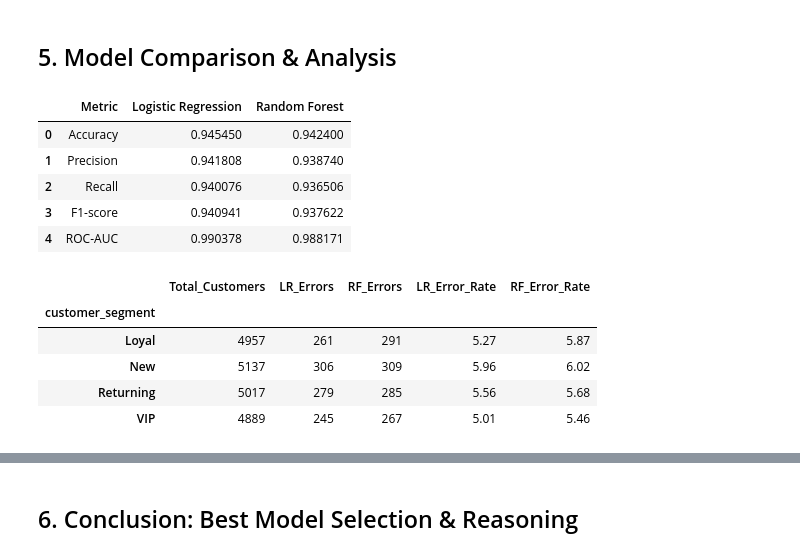
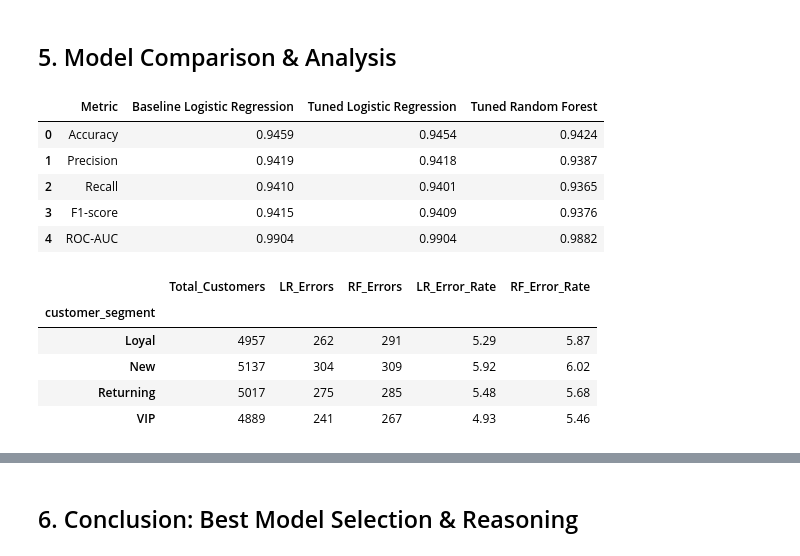
Before and after one commit to jooryA/SWE485-Project-Group6, a Jupyter notebook: Phase1_Supervised_Learning.ipynb, the cells around one changed output, grey strips where cells are left out. Saved outputs shown, nothing was run; the diff lists cells and outputs as text; code cells hidden in the pictures.

Commit message:
Update model comparison and visualization documentation

```diff
--- a/Phase1_Supervised_Learning.ipynb
+++ b/Phase1_Supervised_Learning.ipynb
@@ -723,57 +767,77 @@ Categorical features, such as gender and preferred channel, have relatively low
 # %%
 import pandas as pd
 
-# Compare Logistic Regression with Random Forest
+# Compare Baseline LR, Tuned LR, and Tuned RF
 comparison = pd.DataFrame({
     "Metric": [
         "Accuracy",
         "Precision",
         "Recall",
         "F1-score",
         "ROC-AUC"
     ],
-    "Logistic Regression": [
+
+    "Baseline Logistic Regression": [
+        accuracy,
+        precision,
+        recall,
+        f1,
+        roc_auc
+    ],
+
+    "Tuned Logistic Regression": [
         tuned_accuracy,
         tuned_precision,
         tuned_recall,
         tuned_f1,
         tuned_roc_auc
     ],
-    "Random Forest": [
+
+    "Tuned Random Forest": [
         rf_tuned_accuracy,
         rf_tuned_precision,
         rf_tuned_recall,
         rf_tuned_f1,
         rf_tuned_roc_auc
     ]
 })
 
-display(comparison)
+display(comparison.round(4))
 # %% [output]
-|  | Metric | Logistic Regression | Random Forest |
-| 0 | Accuracy | 0.945450 | 0.942400 |
-| 1 | Precision | 0.941808 | 0.938740 |
-| 2 | Recall | 0.940076 | 0.936506 |
-| 3 | F1-score | 0.940941 | 0.937622 |
-| 4 | ROC-AUC | 0.990378 | 0.988171 |
+|  | Metric | Baseline Logistic Regression | Tuned Logistic Regression | Tuned Random Forest |
+| 0 | Accuracy | 0.9459 | 0.9454 | 0.9424 |
+| 1 | Precision | 0.9419 | 0.9418 | 0.9387 |
+| 2 | Recall | 0.9410 | 0.9401 | 0.9365 |
+| 3 | F1-score | 0.9415 | 0.9409 | 0.9376 |
+| 4 | ROC-AUC | 0.9904 | 0.9904 | 0.9882 |
 # %%
-import pandas as pd# مقارنه من حبث الخطا يعني حسب نوع العميل بخطي المودل
+import pandas as pd
+import numpy as np
 
-# Misclassification Analysis by Customer Segment - Both Models
+# Misclassification Analysis by Customer Segment
+# Baseline Logistic Regression vs Tuned Random Forest
 
-# Load the selected test data to access customer segments
+# Load test data
 error_analysis = pd.read_csv("Dataset/Processed/test_selected.csv")
+
+# Check that predictions match the test data
+assert len(error_analysis) == len(y_pred) == len(rf_tuned_pred)
+
+assert np.array_equal(
+    error_analysis["churn_flag"].to_numpy(),
+    np.asarray(y_test)
+), "Test labels do not match."
 
 # Identify incorrect predictions for both models
 error_analysis["LR_Error"] = (
-    y_pred_tuned != error_analysis["churn_flag"].to_numpy()
+    y_pred != error_analysis["churn_flag"].to_numpy()
 ).astype(int)
 
 error_analysis["RF_Error"] = (
     rf_tuned_pred != error_analysis["churn_flag"].to_numpy()
 ).astype(int)
 
-# Calculate the number and percentage of errors for each customer segment
+# Calculate errors by customer segment
 segment_errors = error_analysis.groupby("customer_segment").agg(
     Total_Customers=("churn_flag", "size"),
     LR_Errors=("LR_Error", "sum"),
@@ -795,10 +859,10 @@ display(segment_errors)
 # %% [output]
 |  | Total_Customers | LR_Errors | RF_Errors | LR_Error_Rate | RF_Error_Rate |
 | customer_segment |  |  |  |  |  |
-| Loyal | 4957 | 261 | 291 | 5.27 | 5.87 |
-| New | 5137 | 306 | 309 | 5.96 | 6.02 |
-| Returning | 5017 | 279 | 285 | 5.56 | 5.68 |
-| VIP | 4889 | 245 | 267 | 5.01 | 5.46 |
+| Loyal | 4957 | 262 | 291 | 5.29 | 5.87 |
+| New | 5137 | 304 | 309 | 5.92 | 6.02 |
+| Returning | 5017 | 275 | 285 | 5.48 | 5.68 |
+| VIP | 4889 | 241 | 267 | 4.93 | 5.46 |
 # %%
 import time
 from sklearn.base import clone
```
Also changed, not shown: parts of 7 cells of this notebook, 3 other files.
